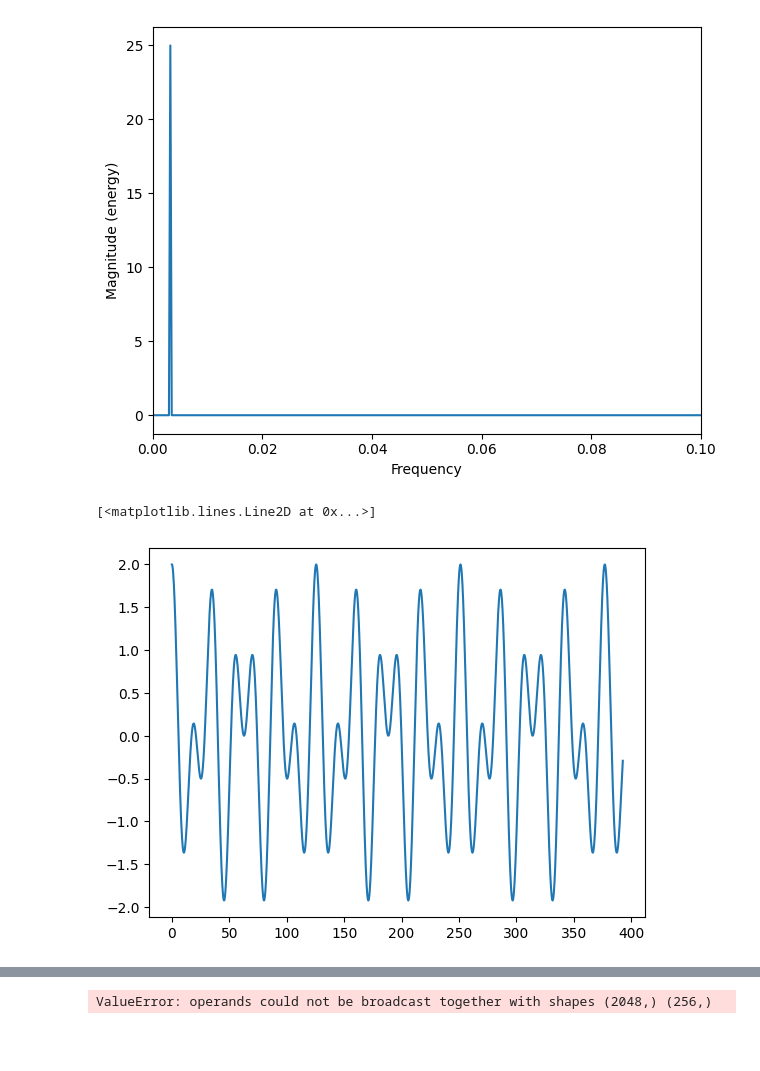
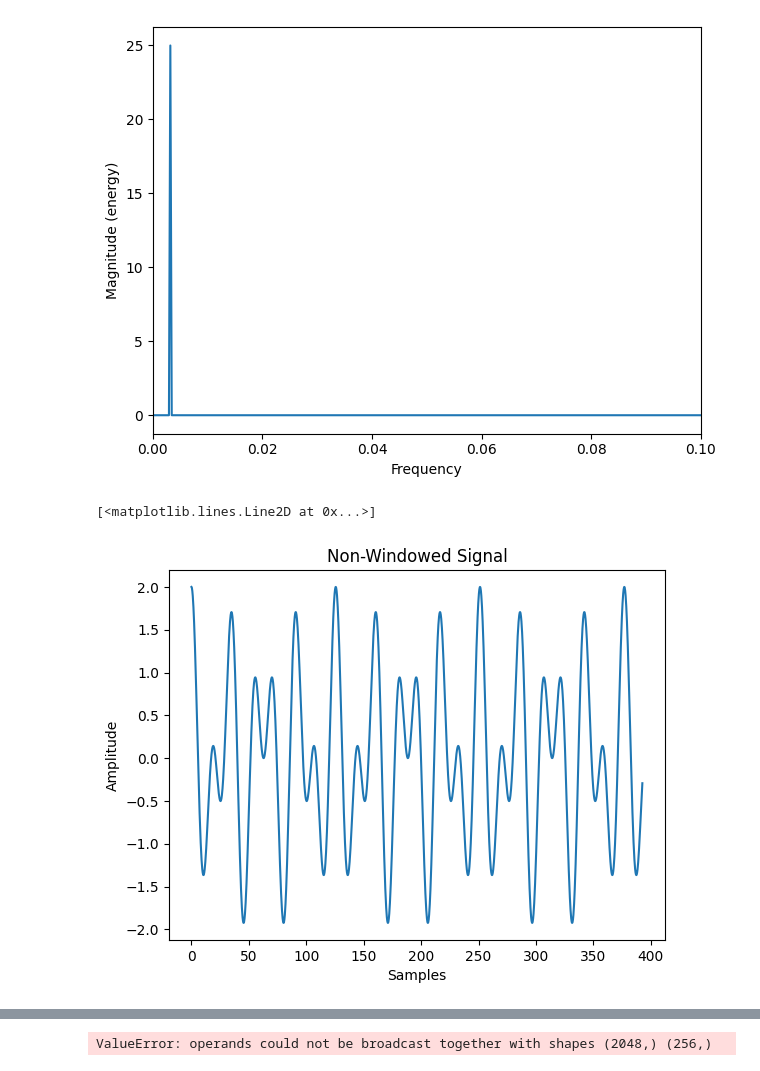
Before and after one commit to samsmith00/junior-IS, a Jupyter notebook: pythonScripts/spectralLeakage.ipynb, the cells around one changed output, grey strips where cells are left out. Saved outputs shown, nothing was run; the diff lists cells and outputs as text; code cells hidden in the pictures; blank space fills up the shorter version.

Commit message:
add labels to spectral leakage plots

```diff
--- a/pythonScripts/spectralLeakage.ipynb
+++ b/pythonScripts/spectralLeakage.ipynb
@@ -21,13 +21,15 @@ plt.show()
 # %%
 # composition wave
 x2 = np.linspace(0, 125*np.pi, 2048)
 y2 = np.cos(0.2*x2) + np.cos(0.35*x2)
 
-
+plt.title("Non-Windowed Signal")
+plt.ylabel("Amplitude")
+plt.xlabel("Samples")
 plt.plot(x2, y2)
 # %% [output]
 [<matplotlib.lines.Line2D at 0x...>]
-[figure, old version]
+[figure, new version]
 # %%
 # composition wave
 x2 = np.linspace(0, 125*np.pi, 2048)
```
Also changed, not shown: parts of 2 cells of this notebook, 5 other files.
